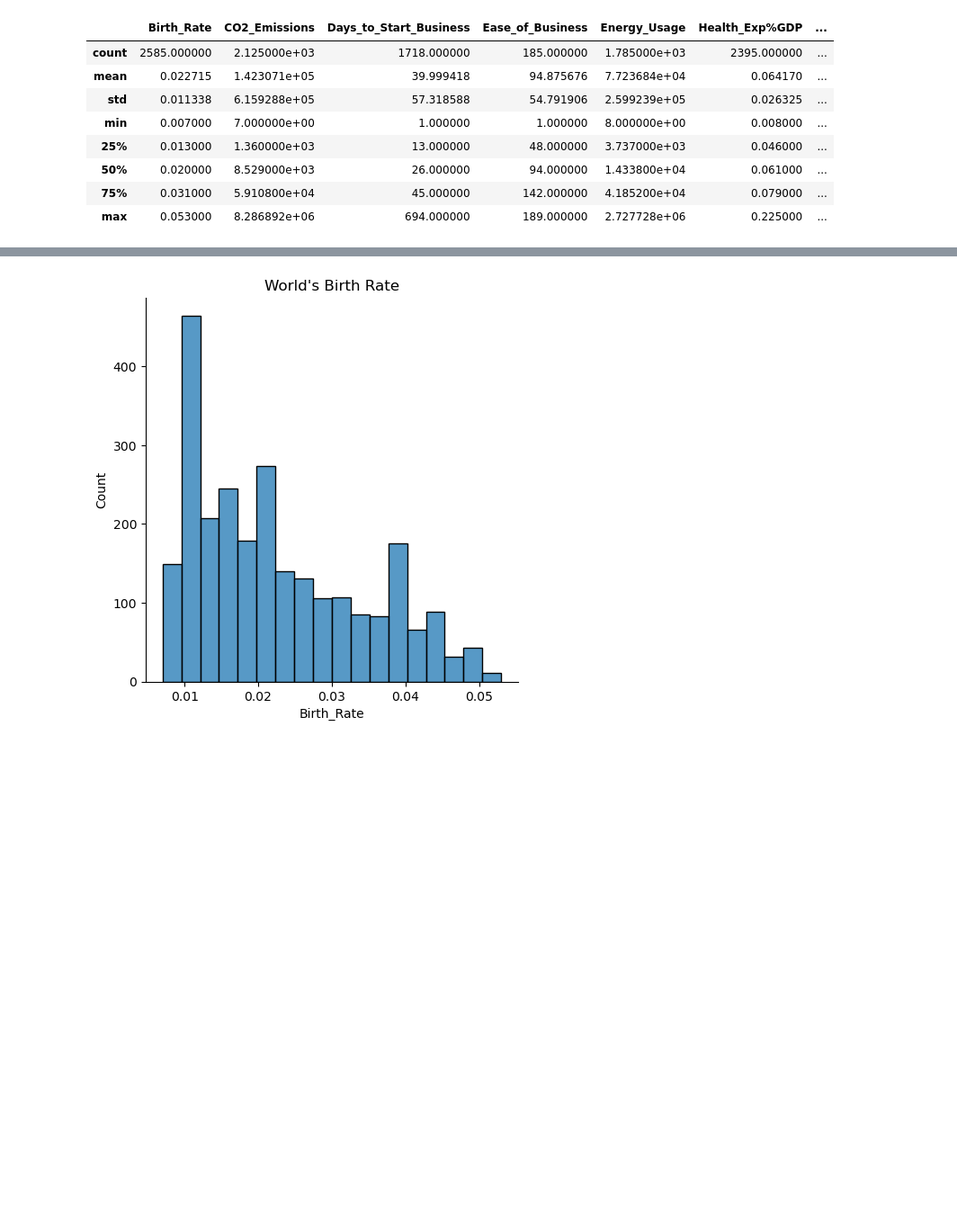
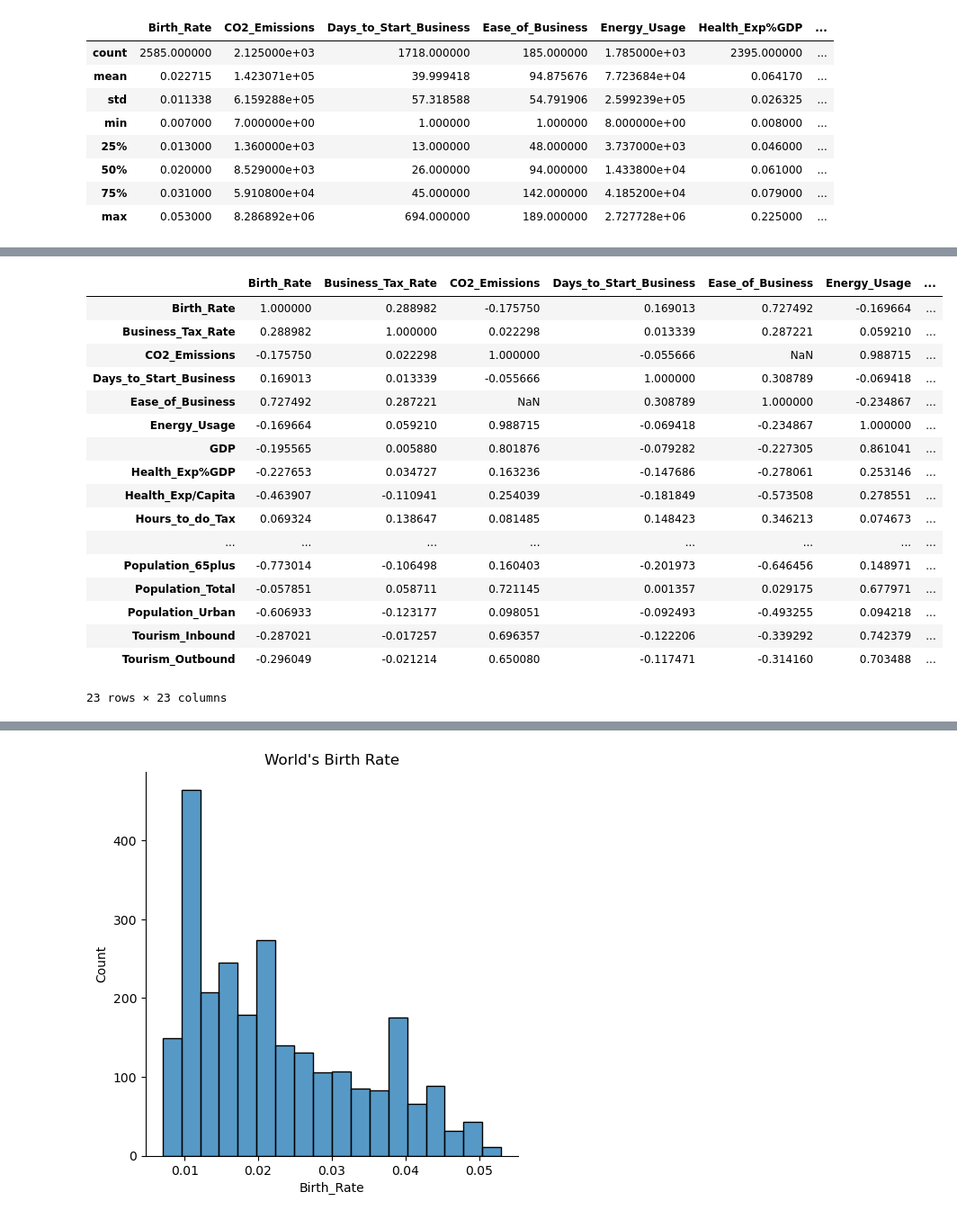
Before and after one commit to AravindhGoud/Cluster-Analysis-Business-Objective-Creating-clusters-on-global-development-measurement-dataset-Dat, a Jupyter notebook: Creating clusters on global development measurement dataset.ipynb, the cells around one changed output, grey strips where cells are left out. Shown at 90% size. Saved outputs shown, nothing was run; the diff lists cells and outputs as text; code cells hidden in the pictures; blank space fills up the shorter version.

```diff
--- a/Creating clusters on global development measurement dataset.ipynb
+++ b/Creating clusters on global development measurement dataset.ipynb
@@ -112,0 +150,21 @@ df.describe()
+# %%
+df.corr()
+# %% [output]
+|  | Birth_Rate | Business_Tax_Rate | CO2_Emissions | Days_to_Start_Business | Ease_of_Business | Energy_Usage | ... |
+| Birth_Rate | 1.000000 | 0.288982 | -0.175750 | 0.169013 | 0.727492 | -0.169664 | ... |
+| Business_Tax_Rate | 0.288982 | 1.000000 | 0.022298 | 0.013339 | 0.287221 | 0.059210 | ... |
+| CO2_Emissions | -0.175750 | 0.022298 | 1.000000 | -0.055666 | NaN | 0.988715 | ... |
+| Days_to_Start_Business | 0.169013 | 0.013339 | -0.055666 | 1.000000 | 0.308789 | -0.069418 | ... |
+| Ease_of_Business | 0.727492 | 0.287221 | NaN | 0.308789 | 1.000000 | -0.234867 | ... |
+| Energy_Usage | -0.169664 | 0.059210 | 0.988715 | -0.069418 | -0.234867 | 1.000000 | ... |
+| GDP | -0.195565 | 0.005880 | 0.801876 | -0.079282 | -0.227305 | 0.861041 | ... |
+| Health_Exp%GDP | -0.227653 | 0.034727 | 0.163236 | -0.147686 | -0.278061 | 0.253146 | ... |
+| Health_Exp/Capita | -0.463907 | -0.110941 | 0.254039 | -0.181849 | -0.573508 | 0.278551 | ... |
+| Hours_to_do_Tax | 0.069324 | 0.138647 | 0.081485 | 0.148423 | 0.346213 | 0.074673 | ... |
+| ... | ... | ... | ... | ... | ... | ... | ... |
+| Population_65plus | -0.773014 | -0.106498 | 0.160403 | -0.201973 | -0.646456 | 0.148971 | ... |
+| Population_Total | -0.057851 | 0.058711 | 0.721145 | 0.001357 | 0.029175 | 0.677971 | ... |
+| Population_Urban | -0.606933 | -0.123177 | 0.098051 | -0.092493 | -0.493255 | 0.094218 | ... |
+| Tourism_Inbound | -0.287021 | -0.017257 | 0.696357 | -0.122206 | -0.339292 | 0.742379 | ... |
+| Tourism_Outbound | -0.296049 | -0.021214 | 0.650080 | -0.117471 | -0.314160 | 0.703488 | ... |
+23 rows × 23 columns
```
Also changed, not shown: parts of 58 cells of this notebook.
